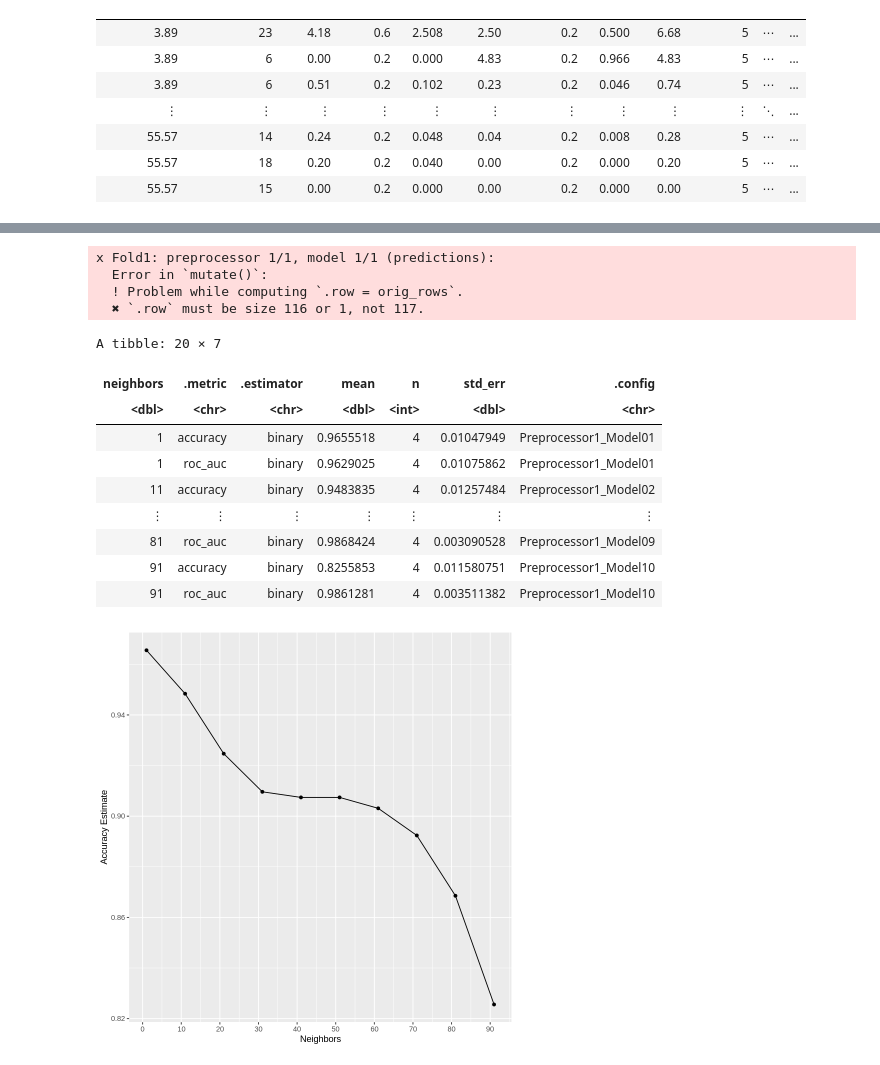
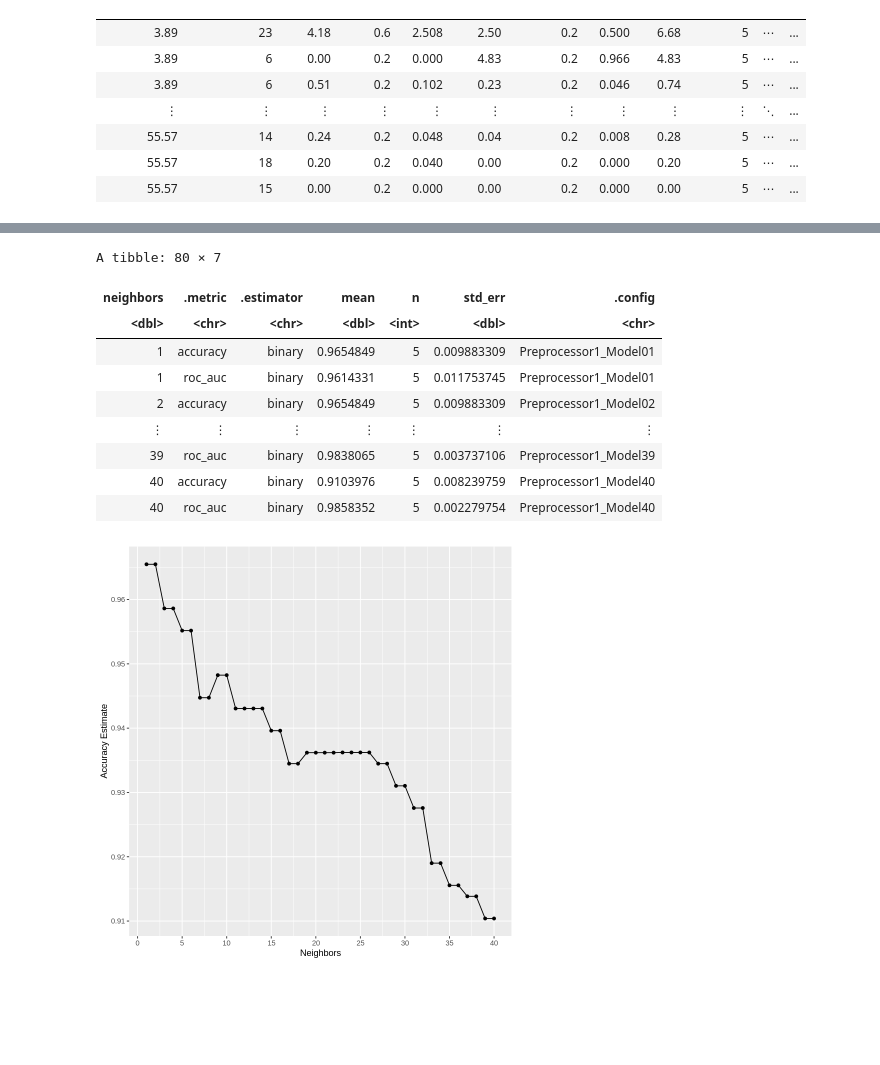
Before and after one commit to Leoliuubc/dsci-100-project-group43, a Jupyter notebook: group_proposal.ipynb, the cells around one changed output, grey strips where cells are left out. Saved outputs shown, nothing was run; the diff lists cells and outputs as text; code cells hidden in the pictures; blank space fills up the shorter version.

```diff
--- a/group_proposal.ipynb
+++ b/group_proposal.ipynb
@@ -72,10 +72,10 @@ A spec_tbl_df: 776 × 27
 | 55.57 | 15 | 0.00 | 0.2 | 0.000 | 0.00 | 0.2 | 0.000 | 0.00 | 5 | ⋯ | ... |
 # %%
 risk_data <- audit_risk |>
-                select(Money_Value,contains("Risk_"),Audit_Risk,Risk)
+                select(contains("Risk_"),Audit_Risk,Risk)
 
 risk_data_scaled <- risk_data |>
-                    mutate(across(Money_Value:Audit_Risk, scale)) |>
+                    mutate(across(Risk_A:Audit_Risk, scale)) |>
                     mutate(Risk = as_factor(Risk))
 
 set.seed(581)
@@ -121,41 +119,37 @@ Warning message:
 # %%
 training_recipe <- recipe(Risk ~ ., data = risk_data_train)
 
 training_vfold <- vfold_cv(risk_data_train, v = 5, strata = Risk)
 
 training_mode <- nearest_neighbor(weight_func = "rectangular", neighbors = tune()) |>
                     set_engine("kknn") |>
                     set_mode("classification")
 
 cross_val <- workflow() |>
                 add_recipe(training_recipe) |>
                 add_model(training_mode) |>
-                tune_grid(resamples = training_vfold, grid = tibble(neighbors = seq(from = 1, to = 100, by = 10))) |>
+                tune_grid(resamples = training_vfold, grid = tibble(neighbors = seq(from = 1, to = 40, by = 1))) |>
                 collect_metrics()
 cross_val
 
 accuracies <- cross_val |>
        filter(.metric == "accuracy")
 
 cross_val_plot <- ggplot(accuracies, aes(x = neighbors, y = mean))+
        geom_point() +
        geom_line() +
        labs(x = "Neighbors", y = "Accuracy Estimate") +
-       scale_x_continuous(breaks = seq(0, 100, by = 10))
+       scale_x_continuous(breaks = seq(0, 50, by = 5))
 cross_val_plot
 # %% [output]
-x Fold1: preprocessor 1/1, model 1/1 (predictions):
-  Error in `mutate()`:
-  ! Problem while computing `.row = orig_rows`.
-  ✖ `.row` must be size 116 or 1, not 117.
+A tibble: 80 × 7
-A tibble: 20 × 7
 | neighbors | .metric | .estimator | mean | n | std_err | .config |
 | <dbl> | <chr> | <chr> | <dbl> | <int> | <dbl> | <chr> |
-| 1 | accuracy | binary | 0.9655518 | 4 | 0.01047949 | Preprocessor1_Model01 |
-| 1 | roc_auc | binary | 0.9629025 | 4 | 0.01075862 | Preprocessor1_Model01 |
-| 11 | accuracy | binary | 0.9483835 | 4 | 0.01257484 | Preprocessor1_Model02 |
+| 1 | accuracy | binary | 0.9654849 | 5 | 0.009883309 | Preprocessor1_Model01 |
+| 1 | roc_auc | binary | 0.9614331 | 5 | 0.011753745 | Preprocessor1_Model01 |
+| 2 | accuracy | binary | 0.9654849 | 5 | 0.009883309 | Preprocessor1_Model02 |
 | ⋮ | ⋮ | ⋮ | ⋮ | ⋮ | ⋮ | ⋮ |
-| 81 | roc_auc | binary | 0.9868424 | 4 | 0.003090528 | Preprocessor1_Model09 |
-| 91 | accuracy | binary | 0.8255853 | 4 | 0.011580751 | Preprocessor1_Model10 |
-| 91 | roc_auc | binary | 0.9861281 | 4 | 0.003511382 | Preprocessor1_Model10 |
+| 39 | roc_auc | binary | 0.9838065 | 5 | 0.003737106 | Preprocessor1_Model39 |
+| 40 | accuracy | binary | 0.9103976 | 5 | 0.008239759 | Preprocessor1_Model40 |
+| 40 | roc_auc | binary | 0.9858352 | 5 | 0.002279754 | Preprocessor1_Model40 |
-[figure, old version]
+[figure, new version]
```
Also changed, not shown: parts of 3 cells of this notebook.
